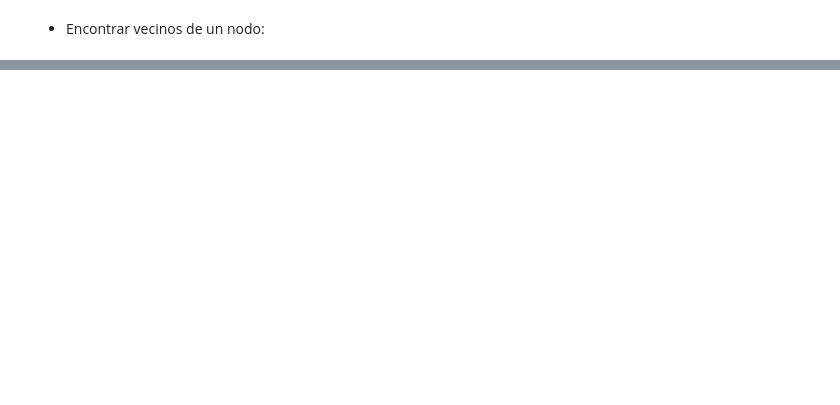
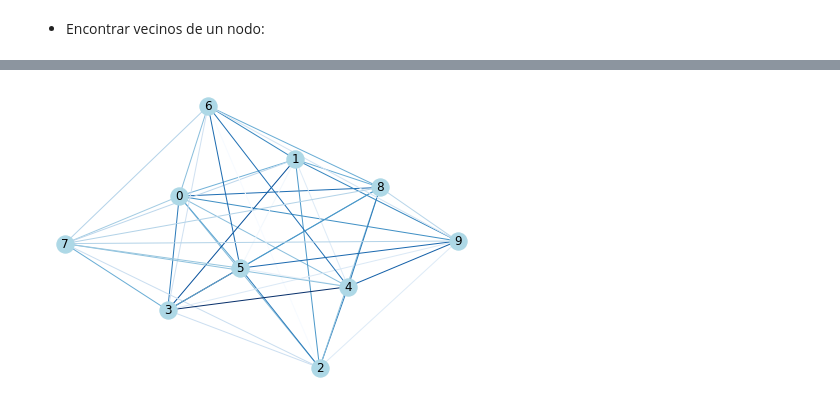
Before and after one commit to optimizacion-2-2021-1-gh-classroom/practica-1-segunda-parte-ltejadal, a Jupyter notebook: notebooks/preliminares.ipynb, the cells around one changed output, grey strips where cells are left out. Cells and saved outputs as stored; diff of their text form; code cells hidden in the pictures; blank space fills up the shorter version.

```diff
--- a/notebooks/preliminares.ipynb
+++ b/notebooks/preliminares.ipynb
@@ -71,10 +144,0 @@ for n in nodes:
-# %%
-nivel_feromona = {}
-
-for nodo in nodos:
-    nivel_feromona[nodo] = {}
-    neighbors = list(G.neighbors(nodo))
-    for neighbor in neighbors:
-        nivel_feromona[nodo][neighbor] = 1
-
-nivel_feromona
@@ -87,10 +144,0 @@ nivel_feromona
-# %%
-nivel_atraccion = {}
-
-for nodo in nodos:
-    nivel_atraccion[nodo] = {}
-    neighbors = list(G.neighbors(nodo))
-    for neighbor in neighbors:
-        nivel_atraccion[nodo][neighbor] = 0.5
-
-nivel_atraccion
@@ -154,0 +218,6 @@ Nodo: 4 / neighbor 3
+# %%
+tau = init_ferom(G)
+eta = init_atrac(G, lenghts)
+
+A = atraccion_nodos(G, tau, eta, alpha=1, beta=5)
+A[0]
@@ -154,0 +281,5 @@ Nodo: 4 / neighbor 3
+# %%
+route, dist = hormiga_recorre(G,lenghts, A, tau, 1, x_best=[], y_best= float('inf'))
+
+print(f'Ruta: {route}')
+print(f'Distance: {dist}')
@@ -154,0 +694,13 @@ Nodo: 4 / neighbor 3
+# %%
+# crear grafo
+from aco_algo import *
+seed = 101934
+n_nodos = 10
+X = rand_dist_matrix(n_nodos, int=True, scale_factor=100, round_factor=4, seed=seed)
+X_num = rand_dist_matrix(n_nodos, graph=False, int=True, scale_factor=10, round_factor=4, seed=seed)
+# diccionario de distancias
+dic_dists = create_dic_dist(X_num)
+
+plot_graph(X, m_plot='graph')
+# %% [output]
+[figure, added]
```
Also changed, not shown: parts of 55 cells of this notebook.
